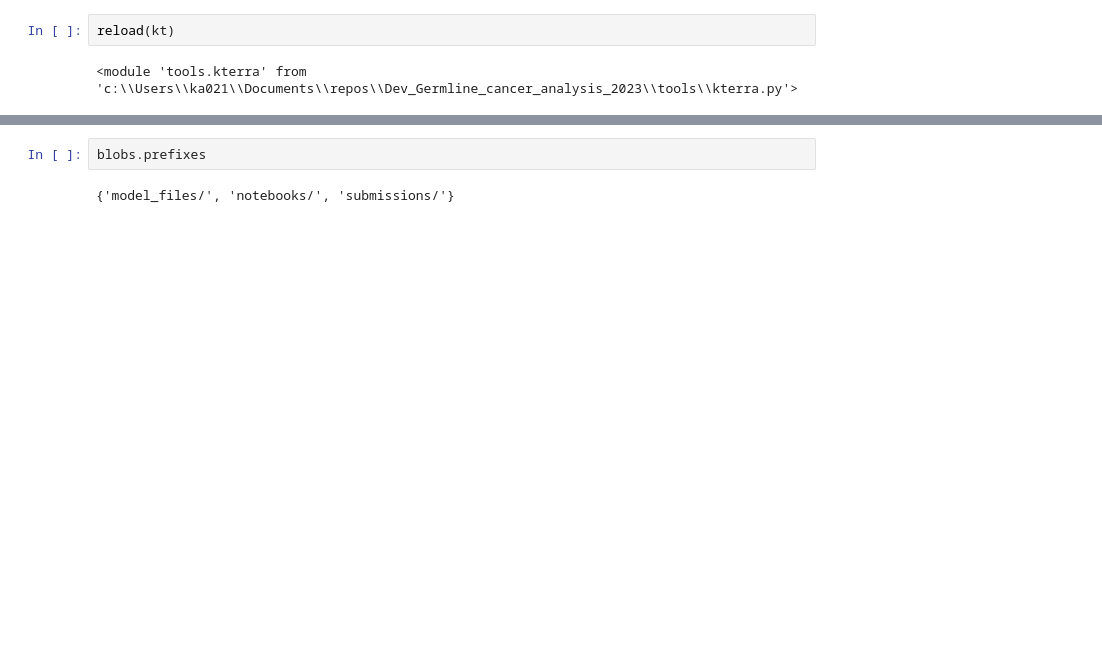
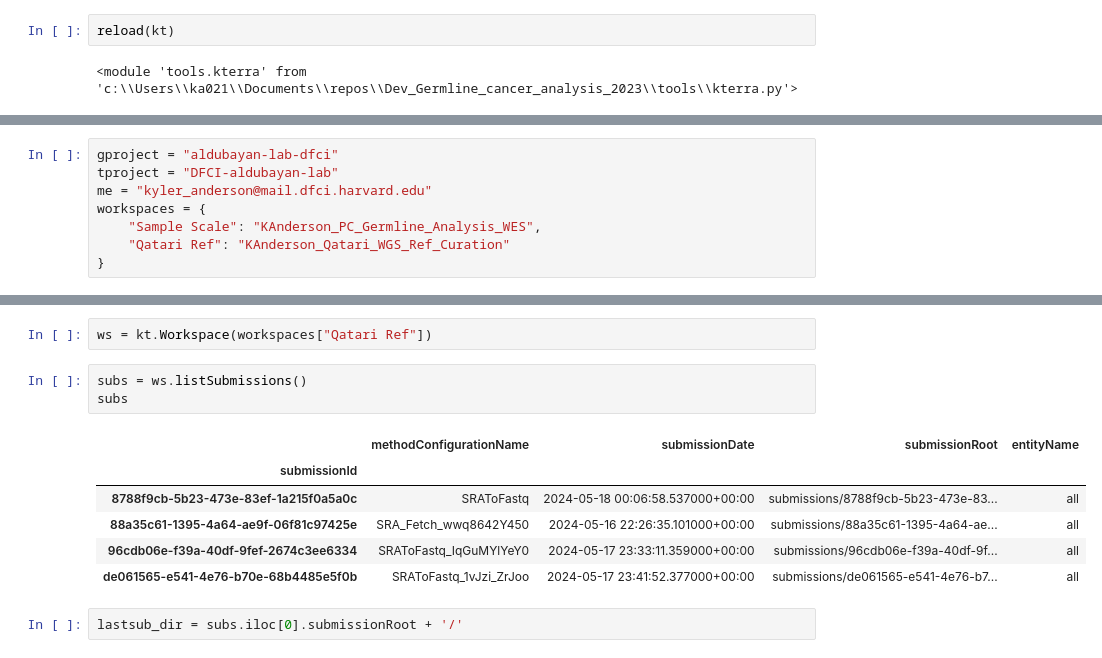
Before and after one commit to KAnderson-DFCI/Germline_Method_Development_AlDubayan, a Jupyter notebook: anlaysis/gcloudthing.ipynb, the cells around one changed output, grey strips where cells are left out. Drawn from its saved outputs; the diff is of its cells as text; blank space fills up the shorter version.

```diff
--- a/anlaysis/gcloudthing.ipynb
+++ b/anlaysis/gcloudthing.ipynb
@@ -15 +15,9 @@ bucket = "fc-394ae7b8-0dad-4d5f-a8cb-b9d74d23f954"
+# %%
+gproject = "aldubayan-lab-dfci"
+tproject = "DFCI-aldubayan-lab"
+me = "kyler_anderson@mail.dfci.harvard.edu"
+workspaces = {
+    "Sample Scale": "KAnderson_PC_Germline_Analysis_WES",
+    "Qatari Ref": "KAnderson_Qatari_WGS_Ref_Curation"
+}
 # %%
@@ -65,4 +36,14 @@ kt.fc_workspaces
-# %%
-blobs.prefixes
-# %% [output]
-{'model_files/', 'notebooks/', 'submissions/'}
+# %%
+ws = kt.Workspace(workspaces["Qatari Ref"])
+# %%
+subs = ws.listSubmissions()
+subs
+# %% [output]
+|  | methodConfigurationName | submissionDate | submissionRoot | entityName |
+| submissionId |  |  |  |  |
+| 8788f9cb-5b23-473e-83ef-1a215f0a5a0c | SRAToFastq | 2024-05-18 00:06:58.537000+00:00 | submissions/8788f9cb-5b23-473e-83... | all |
+| 88a35c61-1395-4a64-ae9f-06f81c97425e | SRA_Fetch_wwq8642Y450 | 2024-05-16 22:26:35.101000+00:00 | submissions/88a35c61-1395-4a64-ae... | all |
+| 96cdb06e-f39a-40df-9fef-2674c3ee6334 | SRAToFastq_IqGuMYlYeY0 | 2024-05-17 23:33:11.359000+00:00 | submissions/96cdb06e-f39a-40df-9f... | all |
+| de061565-e541-4e76-b70e-68b4485e5f0b | SRAToFastq_1vJzi_ZrJoo | 2024-05-17 23:41:52.377000+00:00 | submissions/de061565-e541-4e76-b7... | all |
+# %%
+lastsub_dir = subs.iloc[0].submissionRoot + '/'
```
Also changed, not shown: parts of 15 cells of this notebook, 4 other files.
